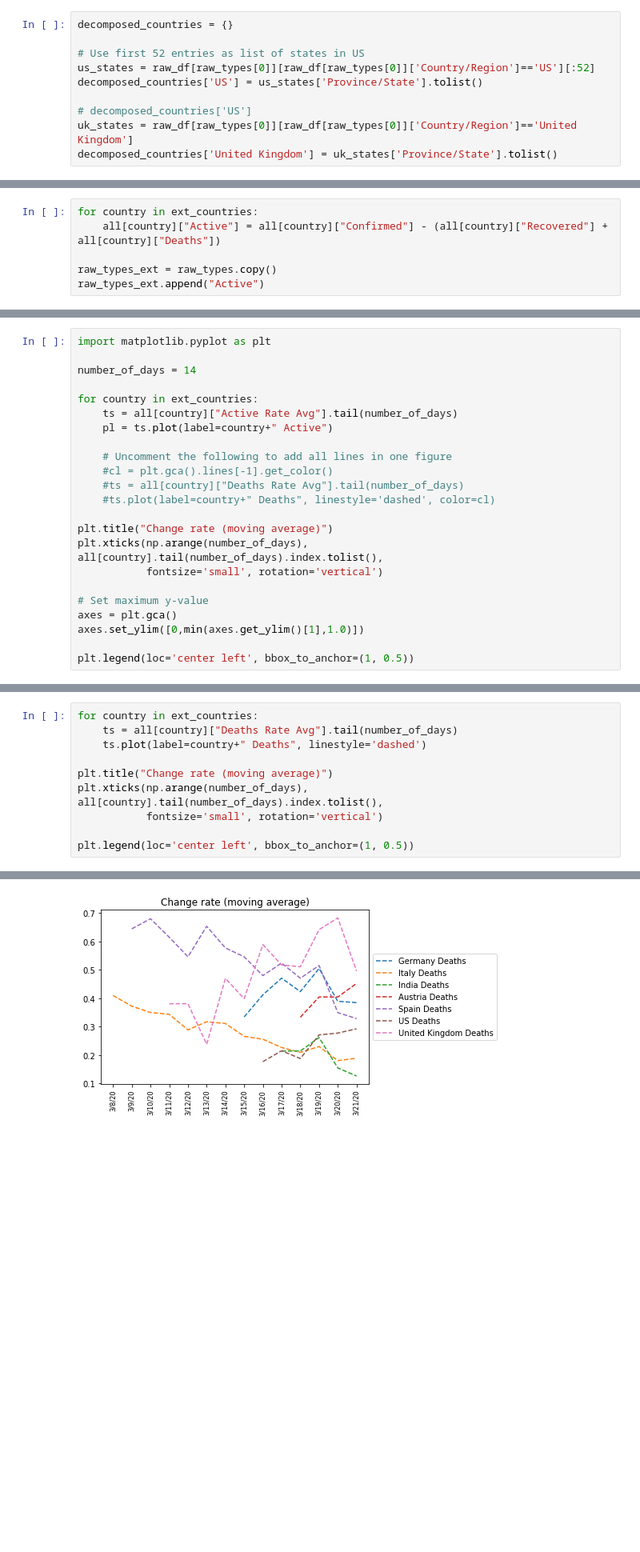
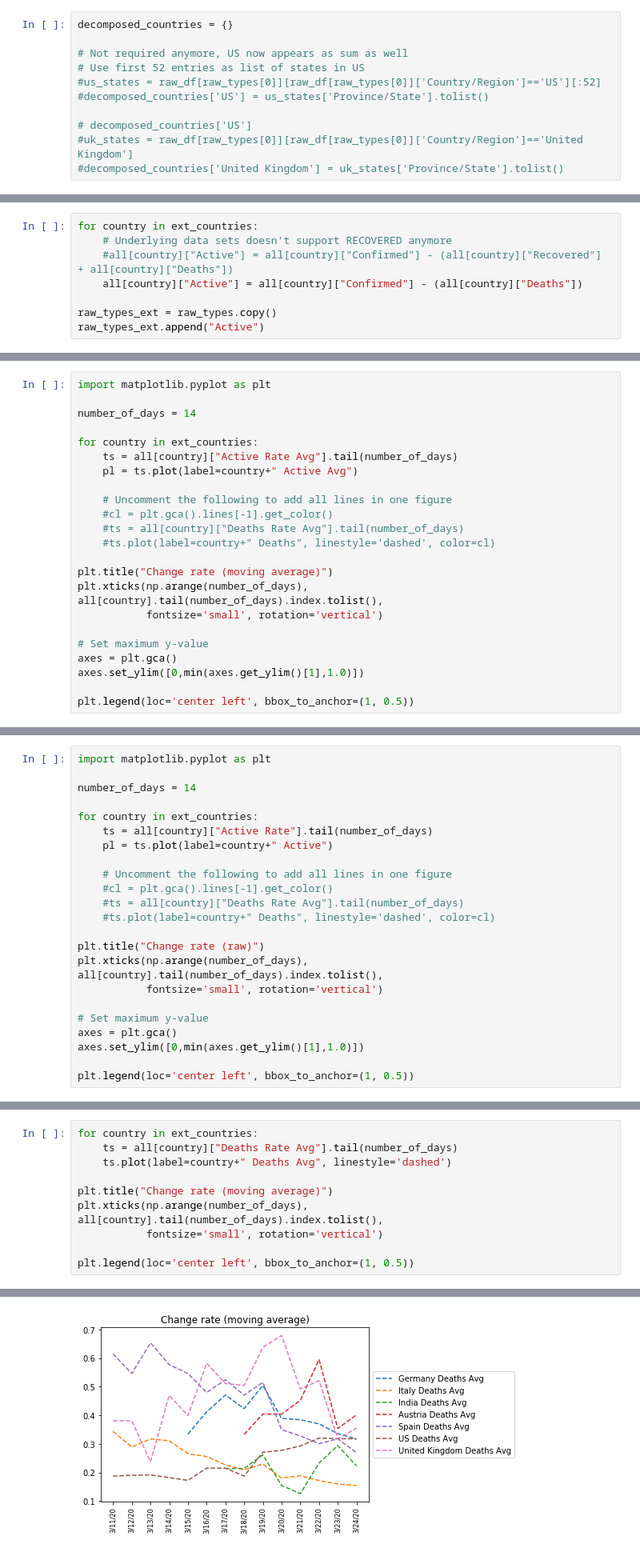
Before and after one commit to rpreiss07/covid19, a Jupyter notebook: index.ipynb, the cells around one changed output, grey strips where cells are left out. Shown at 80% size. Saved outputs shown, nothing was run; the diff lists cells and outputs as text; blank space fills up the shorter version.

```diff
--- a/index.ipynb
+++ b/index.ipynb
@@ -87,13 +88,14 @@ raw_df[raw_types[0]]
 # %%
 decomposed_countries = {}
 
+# Not required anymore, US now appears as sum as well
 # Use first 52 entries as list of states in US
-us_states = raw_df[raw_types[0]][raw_df[raw_types[0]]['Country/Region']=='US'][:52]
-decomposed_countries['US'] = us_states['Province/State'].tolist()
+#us_states = raw_df[raw_types[0]][raw_df[raw_types[0]]['Country/Region']=='US'][:52]
+#decomposed_countries['US'] = us_states['Province/State'].tolist()
 
 # decomposed_countries['US']
-uk_states = raw_df[raw_types[0]][raw_df[raw_types[0]]['Country/Region']=='United Kingdom']
-decomposed_countries['United Kingdom'] = uk_states['Province/State'].tolist()
+#uk_states = raw_df[raw_types[0]][raw_df[raw_types[0]]['Country/Region']=='United Kingdom']
+#decomposed_countries['United Kingdom'] = uk_states['Province/State'].tolist()
 # %% [markdown]
 ## Convert Data
 # %%
@@ -162,7 +164,9 @@ Show intermediate data.
 Enrich by computing Active = Confirmed - (Recovered + Deaths)
 # %%
 for country in ext_countries:
-    all[country]["Active"] = all[country]["Confirmed"] - (all[country]["Recovered"] + all[country]["Deaths"])
+    # Underlying data sets doesn't support RECOVERED anymore
+    #all[country]["Active"] = all[country]["Confirmed"] - (all[country]["Recovered"] + all[country]["Deaths"])
+    all[country]["Active"] = all[country]["Confirmed"] - (all[country]["Deaths"])
 
 raw_types_ext = raw_types.copy()
 raw_types_ext.append("Active")
@@ -233,7 +237,7 @@ number_of_days = 14
 
 for country in ext_countries:
     ts = all[country]["Active Rate Avg"].tail(number_of_days)
-    pl = ts.plot(label=country+" Active")
+    pl = ts.plot(label=country+" Active Avg")
 
     # Uncomment the following to add all lines in one figure
     #cl = plt.gca().lines[-1].get_color()
@@ -254,0 +259,23 @@ plt.legend(loc='center left', bbox_to_anchor=(1, 0.5))
+# %%
+import matplotlib.pyplot as plt
+
+number_of_days = 14
+
+for country in ext_countries:
+    ts = all[country]["Active Rate"].tail(number_of_days)
+    pl = ts.plot(label=country+" Active")
+
+    # Uncomment the following to add all lines in one figure
+    #cl = plt.gca().lines[-1].get_color()
+    #ts = all[country]["Deaths Rate Avg"].tail(number_of_days)
+    #ts.plot(label=country+" Deaths", linestyle='dashed', color=cl)
+
+plt.title("Change rate (raw)")
+plt.xticks(np.arange(number_of_days), all[country].tail(number_of_days).index.tolist(),
+           fontsize='small', rotation='vertical')
+
+# Set maximum y-value
+axes = plt.gca()
+axes.set_ylim([0,min(axes.get_ylim()[1],1.0)])
+
+plt.legend(loc='center left', bbox_to_anchor=(1, 0.5))
@@ -257,13 +287,13 @@ The y-axis shows the daily growth in percentage, e.g. 0.4 means that 40% more ca
 # %%
 for country in ext_countries:
     ts = all[country]["Deaths Rate Avg"].tail(number_of_days)
-    ts.plot(label=country+" Deaths", linestyle='dashed')
+    ts.plot(label=country+" Deaths Avg", linestyle='dashed')
 
 plt.title("Change rate (moving average)")
 plt.xticks(np.arange(number_of_days), all[country].tail(number_of_days).index.tolist(),
            fontsize='small', rotation='vertical')
 
 plt.legend(loc='center left', bbox_to_anchor=(1, 0.5))
 # %% [output]
 <matplotlib.legend.Legend at 0x...>
-[figure, old version]
+[figure, new version]
```
Also changed, not shown: parts of 13 cells of this notebook.
